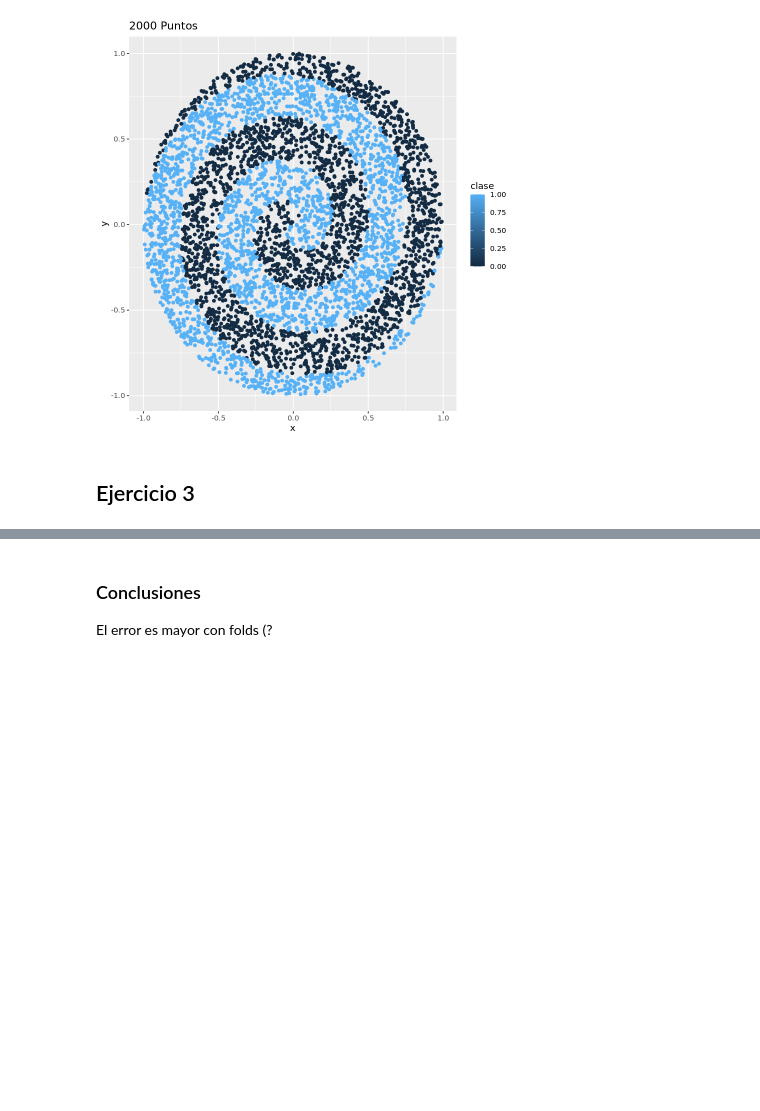
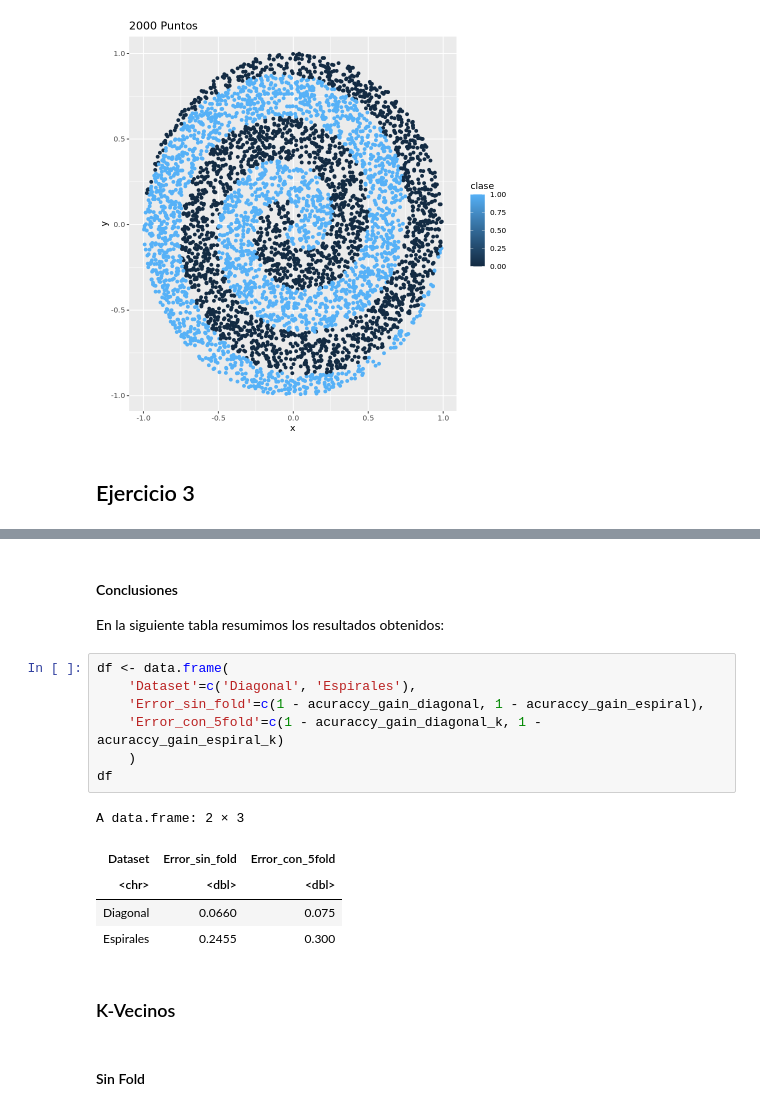
Before and after one commit to natimellino/mineria-de-datos, a Jupyter notebook: TP1.ipynb, the cells around one changed output, grey strips where cells are left out. Cells and saved outputs as stored; diff of their text form; blank space fills up the shorter version.

```diff
--- a/TP1.ipynb
+++ b/TP1.ipynb
@@ -204,4 +212,21 @@ acuraccy_gain_espiral_k <- sum(diag(matrix_gain_espiral_k)) / sum(matrix_gain_es
-# %% [markdown]
-### Conclusiones
-
-El error es mayor con folds (?
+# %% [markdown]
+#### Conclusiones
+
+En la siguiente tabla resumimos los resultados obtenidos:
+# %%
+df <- data.frame(
+    'Dataset'=c('Diagonal', 'Espirales'),
+    'Error_sin_fold'=c(1 - acuraccy_gain_diagonal, 1 - acuraccy_gain_espiral),
+    'Error_con_5fold'=c(1 - acuraccy_gain_diagonal_k, 1 - acuraccy_gain_espiral_k)
+    )
+df
+# %% [output]
+A data.frame: 2 × 3
+| Dataset | Error_sin_fold | Error_con_5fold |
+| <chr> | <dbl> | <dbl> |
+| Diagonal | 0.0660 | 0.075 |
+| Espirales | 0.2455 | 0.300 |
+# %% [markdown]
+### K-Vecinos
+# %% [markdown]
+#### Sin Fold
```
Also changed, not shown: parts of 20 cells of this notebook.
